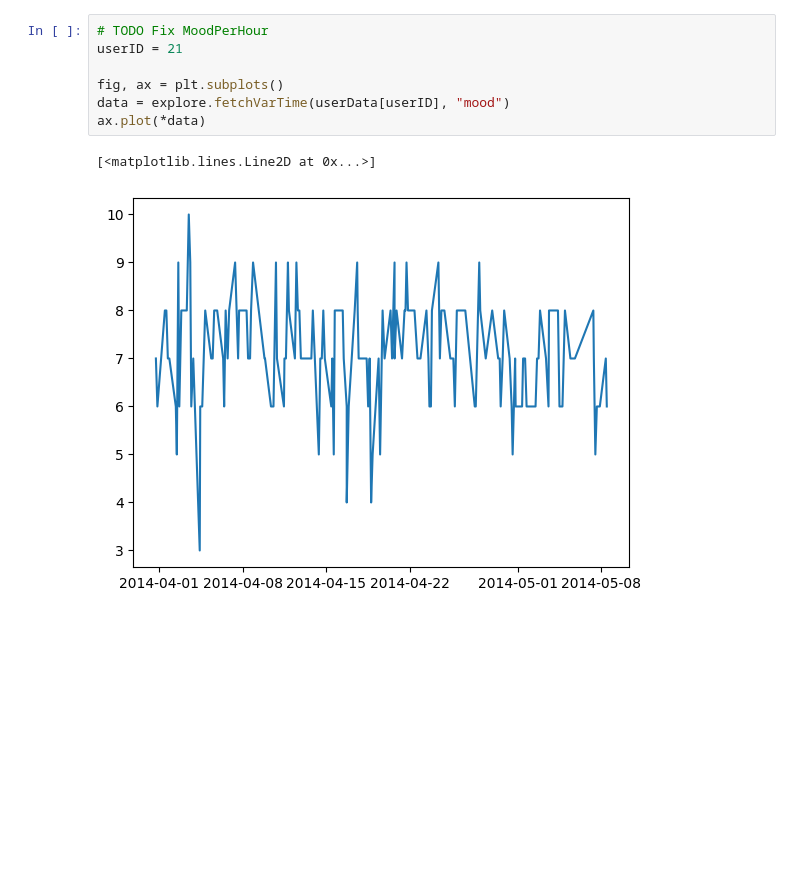
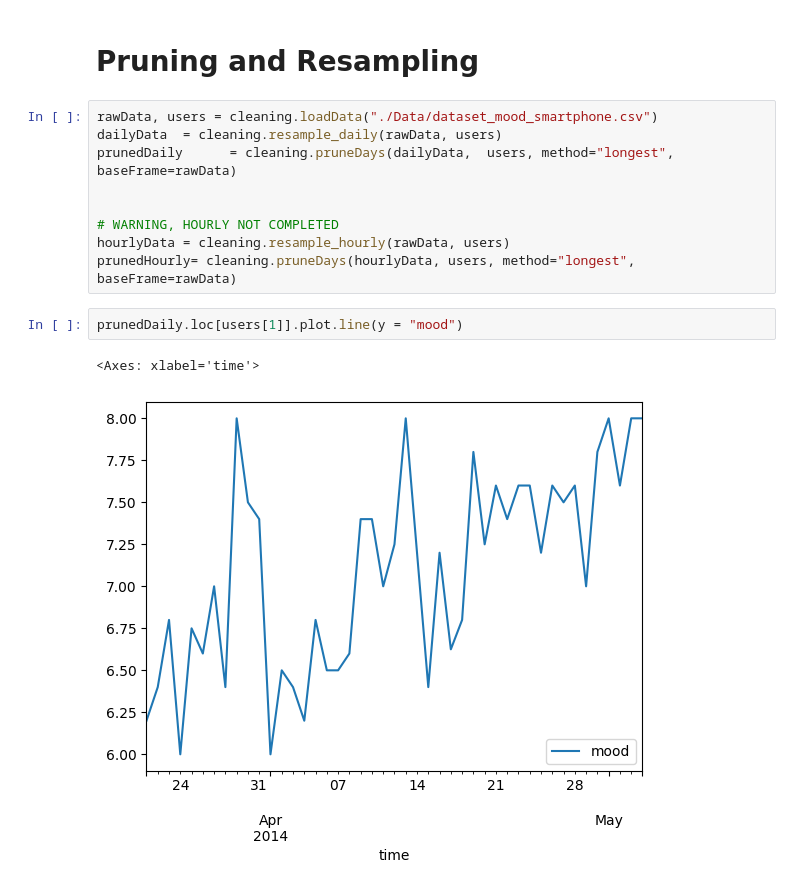
Before and after one commit to PietPjotr/DMT1, a Jupyter notebook: cleaning_test.ipynb, the cells around one changed output. Drawn from its saved outputs; the diff is of its cells as text; blank space fills up the shorter version.

```diff
--- a/cleaning_test.ipynb
+++ b/cleaning_test.ipynb
@@ -62,10 +10,16 @@ Text(0.5, 1.0, 'Mood per user')
-# %%
-# TODO Fix MoodPerHour
-userID = 21
-
-fig, ax = plt.subplots()
-data = explore.fetchVarTime(userData[userID], "mood")
-ax.plot(*data)
-# %% [output]
-[<matplotlib.lines.Line2D at 0x...>]
-[figure, removed]
+# %% [markdown]
+# Pruning and Resampling
+# %%
+rawData, users = cleaning.loadData("./Data/dataset_mood_smartphone.csv")
+dailyData  = cleaning.resample_daily(rawData, users)
+prunedDaily      = cleaning.pruneDays(dailyData,  users, method="longest", baseFrame=rawData)
+
+
+# WARNING, HOURLY NOT COMPLETED
+hourlyData = cleaning.resample_hourly(rawData, users)
+prunedHourly= cleaning.pruneDays(hourlyData, users, method="longest", baseFrame=rawData)
+# %%
+prunedDaily.loc[users[1]].plot.line(y = "mood")
+# %% [output]
+<Axes: xlabel='time'>
+[figure, added]
```
Also changed, not shown: parts of 4 cells of this notebook, 1 other file.
